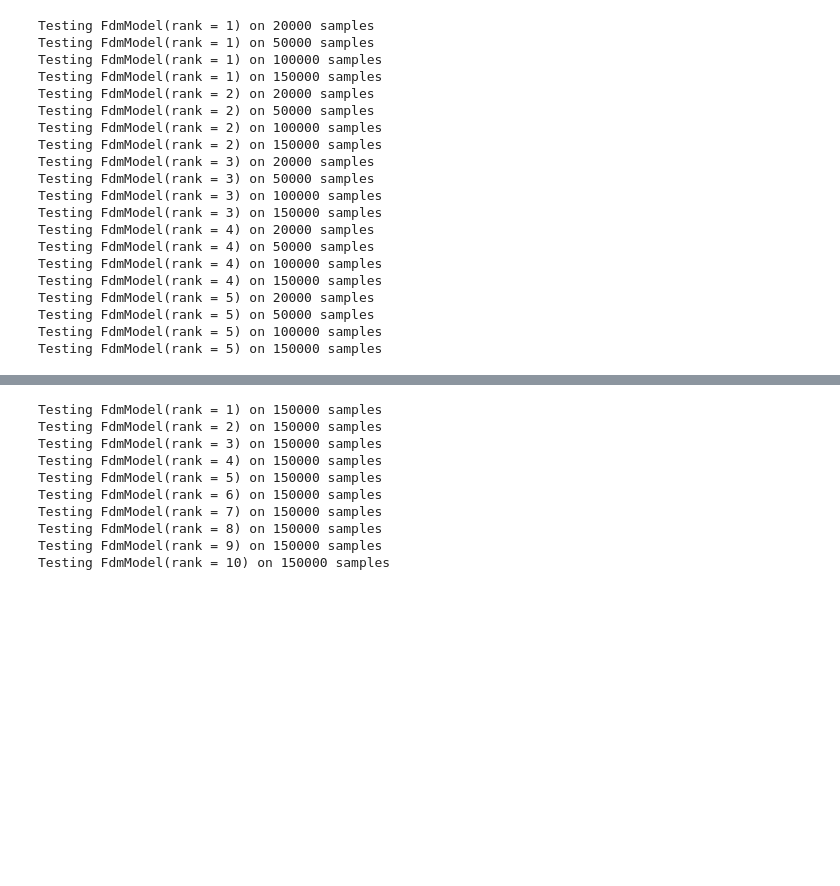
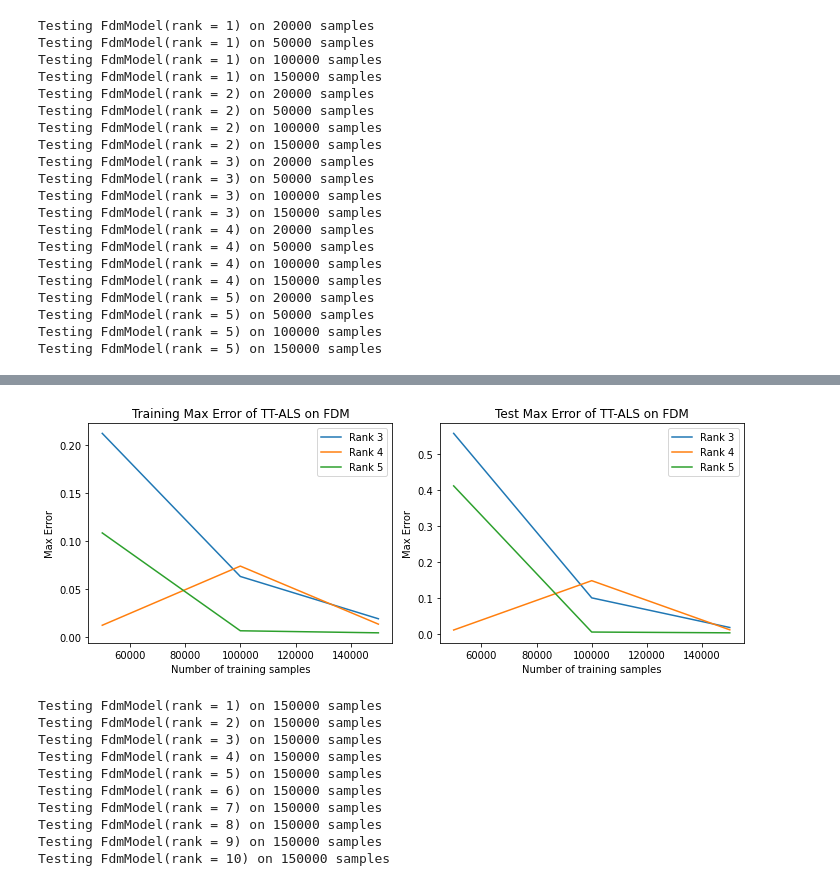
Before and after one commit to Xequals0/Citi-SABR-Volatility, a Jupyter notebook: main/als-tensor-network.ipynb, the cells around one changed output, grey strips where cells are left out. Drawn from its saved outputs; the diff is of its cells as text; code cells hidden in the pictures; blank space fills up the shorter version.

```diff
--- a/main/als-tensor-network.ipynb
+++ b/main/als-tensor-network.ipynb
@@ -162,3 +256,19 @@ plt.tight_layout()
+# %%
+# Predicting FDM on grid points for different ranks and num_samples
+
+fig, axes = plt.subplots(nrows=1, ncols=2, figsize=(10, 4))
+for rank in range(3, 6):
+    axes[0].plot([50000, 100000, 150000], fdm_test_results[rank-1,1:,1,0], label=f"Rank {rank}")
+    axes[1].plot([50000, 100000, 150000], fdm_test_results[rank-1,1:,1,1], label=f"Rank {rank}")
+for ax in axes:
+    ax.legend()
+    ax.set_xlabel("Number of training samples")
+    ax.set_ylabel("Max Error")
+axes[0].title.set_text("Training Max Error of TT-ALS on FDM")
+axes[1].title.set_text("Test Max Error of TT-ALS on FDM")
+plt.tight_layout()
+# %% [output]
+[figure, added]
 # %%
 if use_cached_test_results:
     fdm_timed_results = np.load("cached_results/fdm_timed_results.npy")
```
Also changed, not shown: parts of 24 cells of this notebook, 5 other files.
